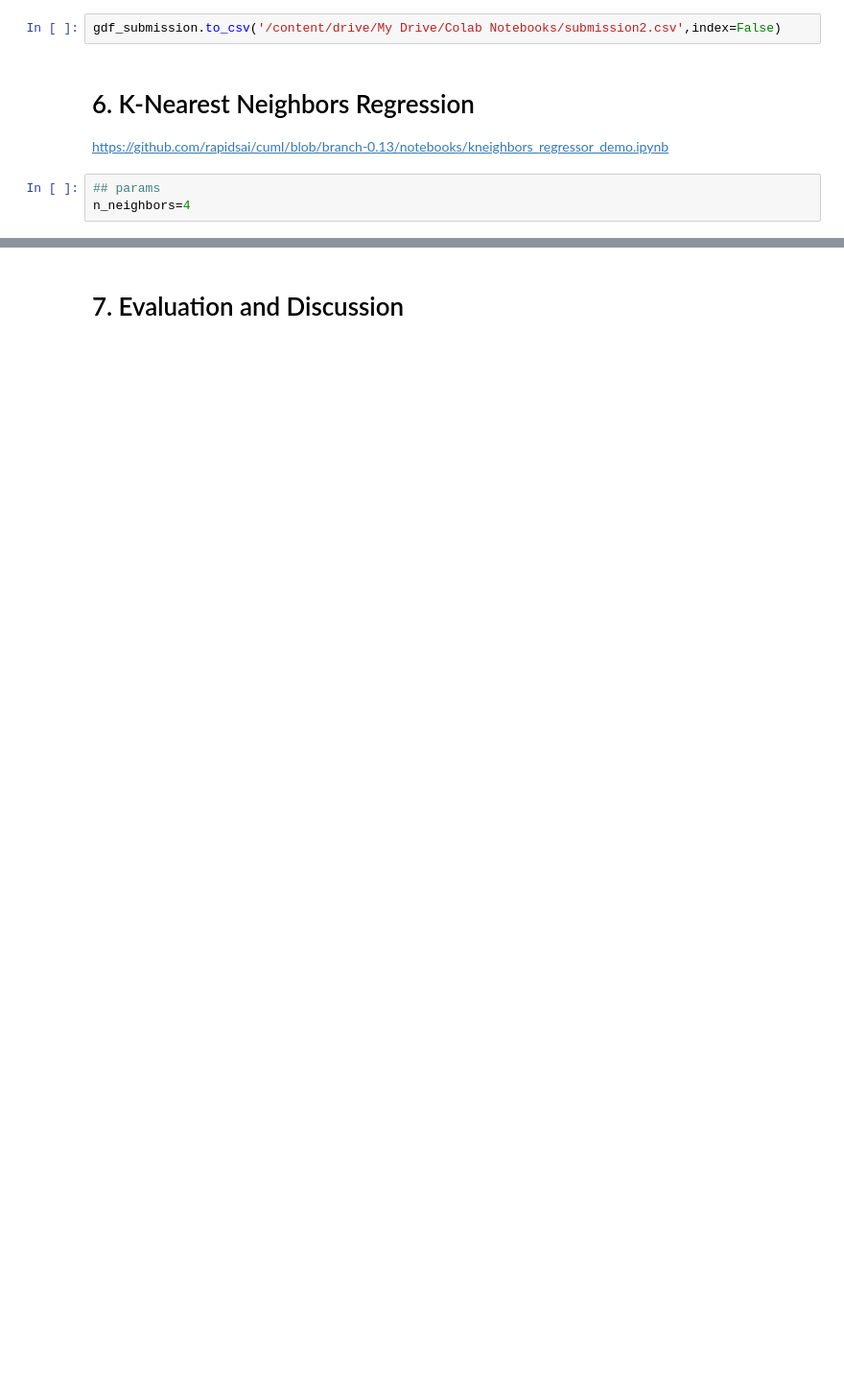
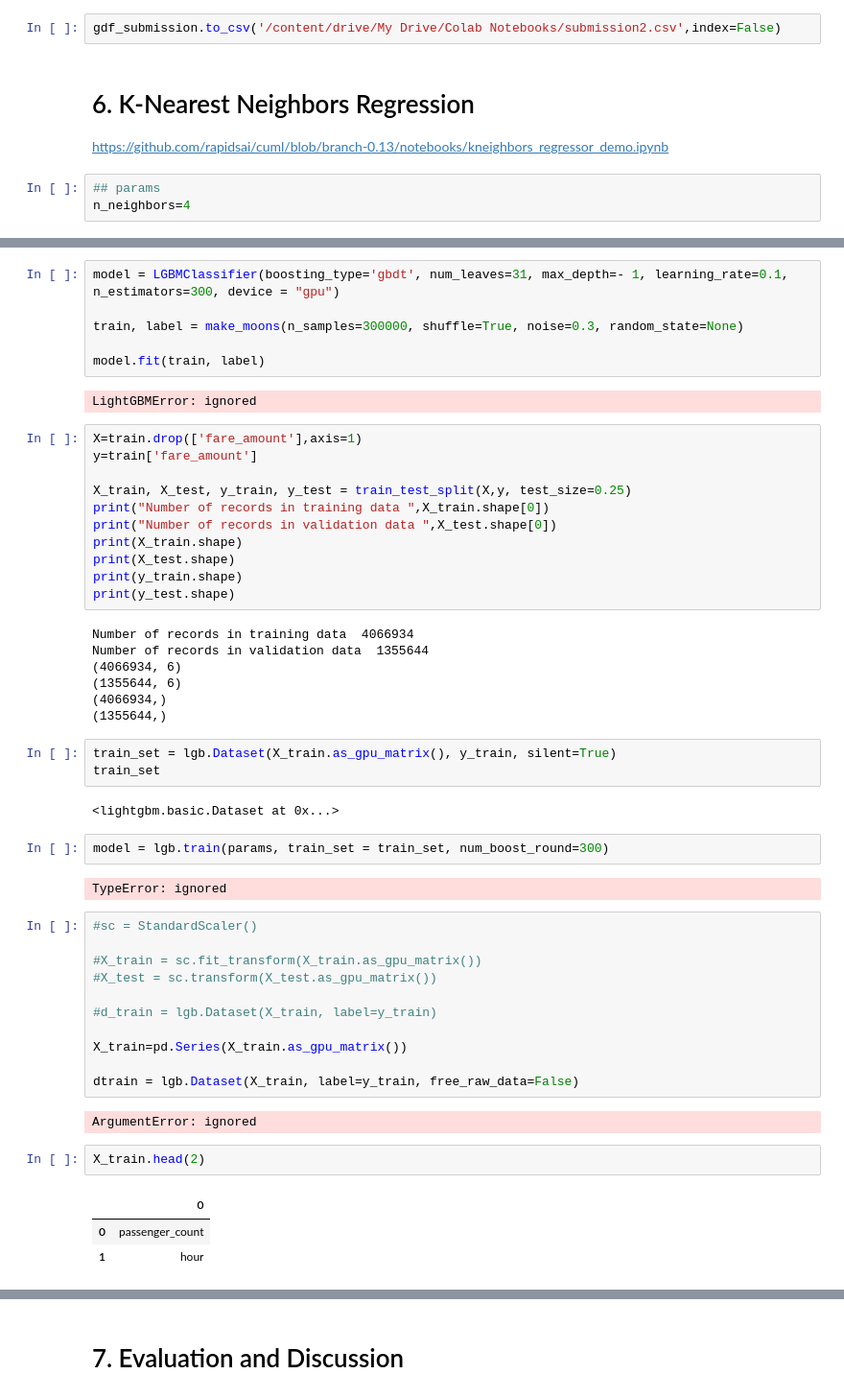
Before and after one commit to AlexSperka/BigData_Project, a Jupyter notebook: BigData.ipynb, the cells around one changed output, grey strips where cells are left out. Shown at 96% size. Drawn from its saved outputs; the diff is of its cells as text; blank space fills up the shorter version.

Commit message:
First tests with LGBM, getting data structure errors (GPU)

```diff
--- a/BigData.ipynb
+++ b/BigData.ipynb
@@ -525,0 +639,54 @@ NameError: ignored
+# %%
+model = LGBMClassifier(boosting_type='gbdt', num_leaves=31, max_depth=- 1, learning_rate=0.1, n_estimators=300, device = "gpu")
+
+train, label = make_moons(n_samples=300000, shuffle=True, noise=0.3, random_state=None)
+
+model.fit(train, label)
+# %% [output]
+LightGBMError: ignored
+# %%
+X=train.drop(['fare_amount'],axis=1)
+y=train['fare_amount']
+
+X_train, X_test, y_train, y_test = train_test_split(X,y, test_size=0.25)
+print("Number of records in training data ",X_train.shape[0])
+print("Number of records in validation data ",X_test.shape[0])
+print(X_train.shape)
+print(X_test.shape)
+print(y_train.shape)
+print(y_test.shape)
+# %% [output]
+Number of records in training data  4066934
+Number of records in validation data  1355644
+(4066934, 6)
+(1355644, 6)
+(4066934,)
+(1355644,)
+# %%
+train_set = lgb.Dataset(X_train.as_gpu_matrix(), y_train, silent=True)
+train_set
+# %% [output]
+<lightgbm.basic.Dataset at 0x...>
+# %%
+model = lgb.train(params, train_set = train_set, num_boost_round=300)
+# %% [output]
+TypeError: ignored
+# %%
+#sc = StandardScaler()
+
+#X_train = sc.fit_transform(X_train.as_gpu_matrix())
+#X_test = sc.transform(X_test.as_gpu_matrix())
+
+#d_train = lgb.Dataset(X_train, label=y_train)
+
+X_train=pd.Series(X_train.as_gpu_matrix())
+
+dtrain = lgb.Dataset(X_train, label=y_train, free_raw_data=False)
+# %% [output]
+ArgumentError: ignored
+# %%
+X_train.head(2)
+# %% [output]
+|  | 0 |
+| 0 | passenger_count |
+| 1 | hour |
```
Also changed, not shown: parts of 48 cells of this notebook.
